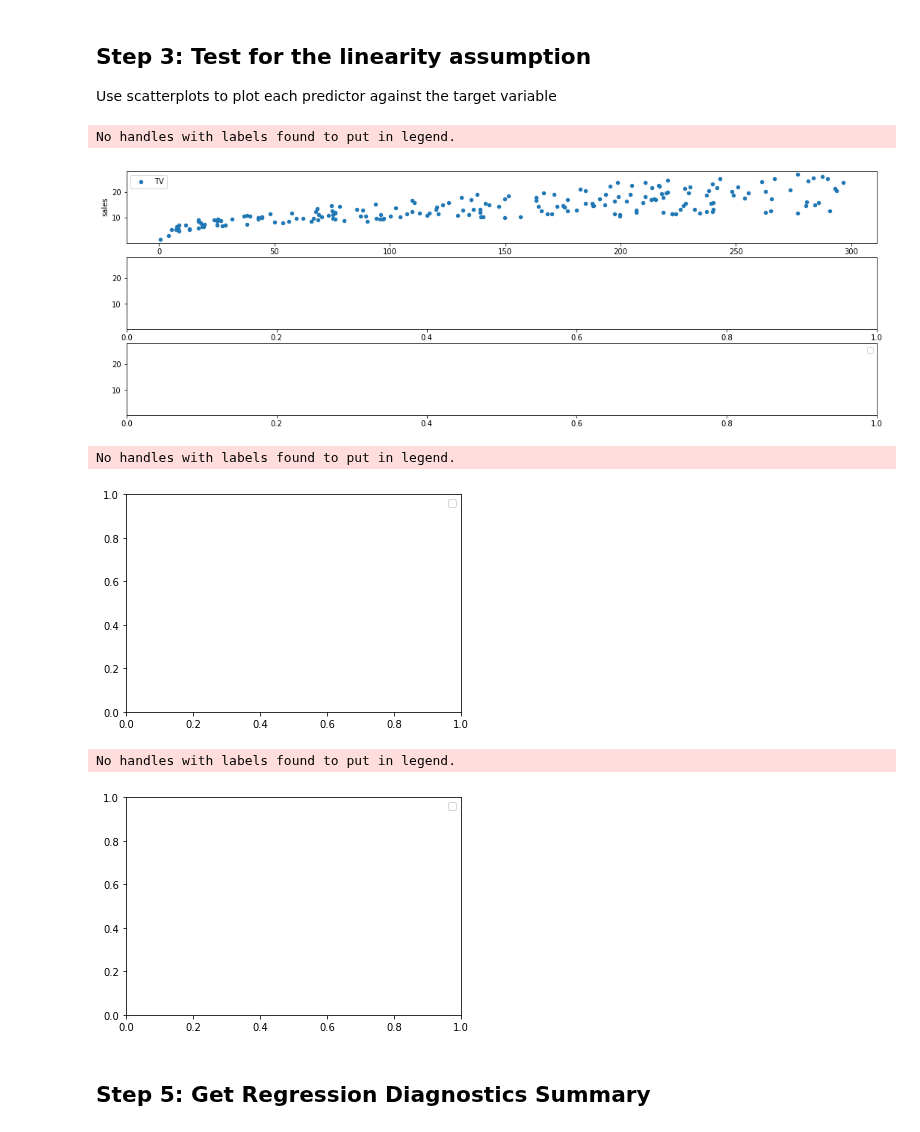
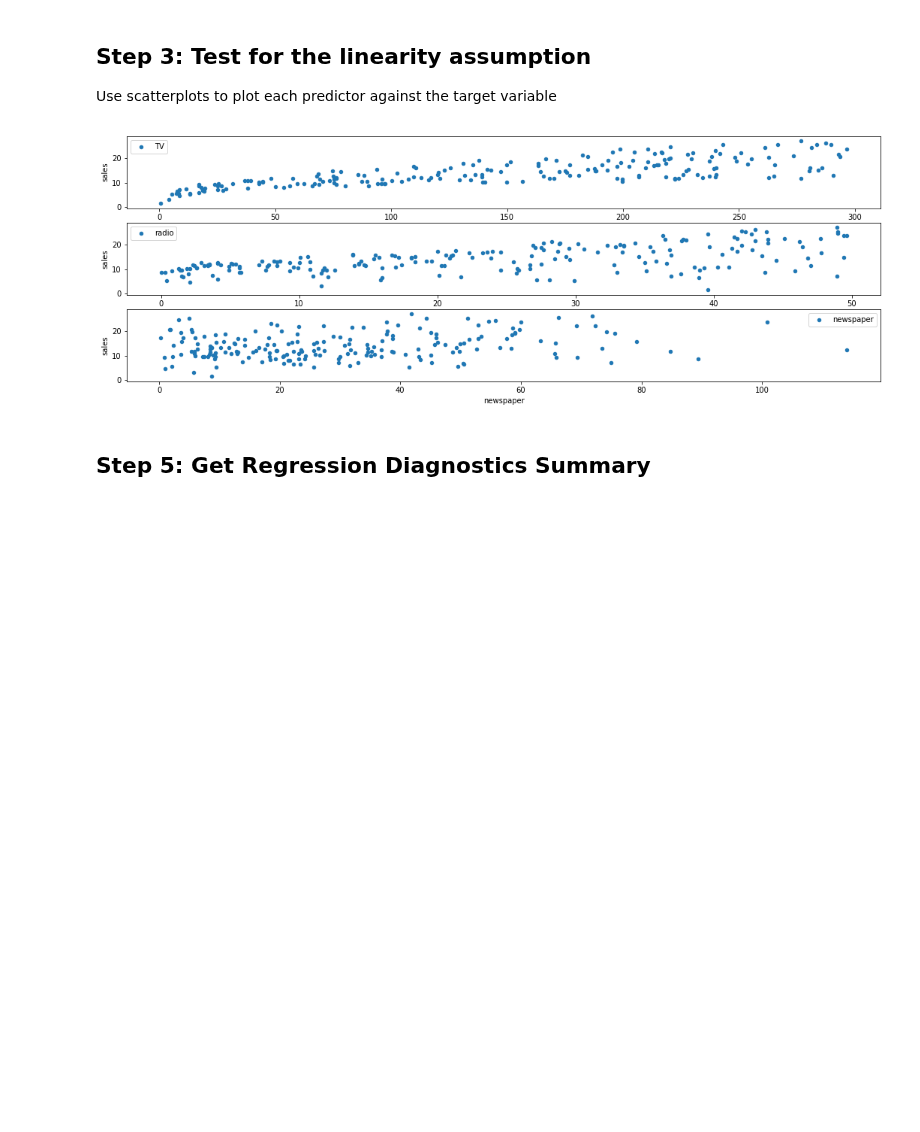
Before and after one commit to ColinFangshu/dsc-ols-statsmodels-lab-seattle-ds-career-051319, a Jupyter notebook: index.ipynb, the cells around one changed output. Saved outputs shown, nothing was run; the diff lists cells and outputs as text; code cells hidden in the pictures; blank space fills up the shorter version.

```diff
--- a/index.ipynb
+++ b/index.ipynb
@@ -85,23 +85,16 @@ Use scatterplots to plot each predictor against the target variable
 # %%
 # visualize the relationship between the preditors and the target using scatterplots
 # fig,axes = plt.subplots(1,3,sharey=True,figsize=(15,5))
 # for idx, channel in enumerate(['TV','radio','newspaper']):
 #     advertising.plot(kind='scatter',x=channel,y='sales',ax=axes[idx], label=channel)
 #     plt.legend()
 #     plt.show()
 
 fig, axs = plt.subplots(3, sharey=True, figsize=(18, 6))
 for ax, channel in zip(axs, ['TV', 'radio', 'newspaper']):
     advertising.plot(kind='scatter', x=channel, y='sales', ax=ax, label=channel)
-    plt.legend()
-    plt.show()
 # %% [output]
-No handles with labels found to put in legend.
-[figure, old version]
+[figure, new version]
-No handles with labels found to put in legend.
-[figure, removed]
-No handles with labels found to put in legend.
-[figure, removed]
 # %%
 # import libraries
 from sklearn.linear_model import LinearRegression
```
